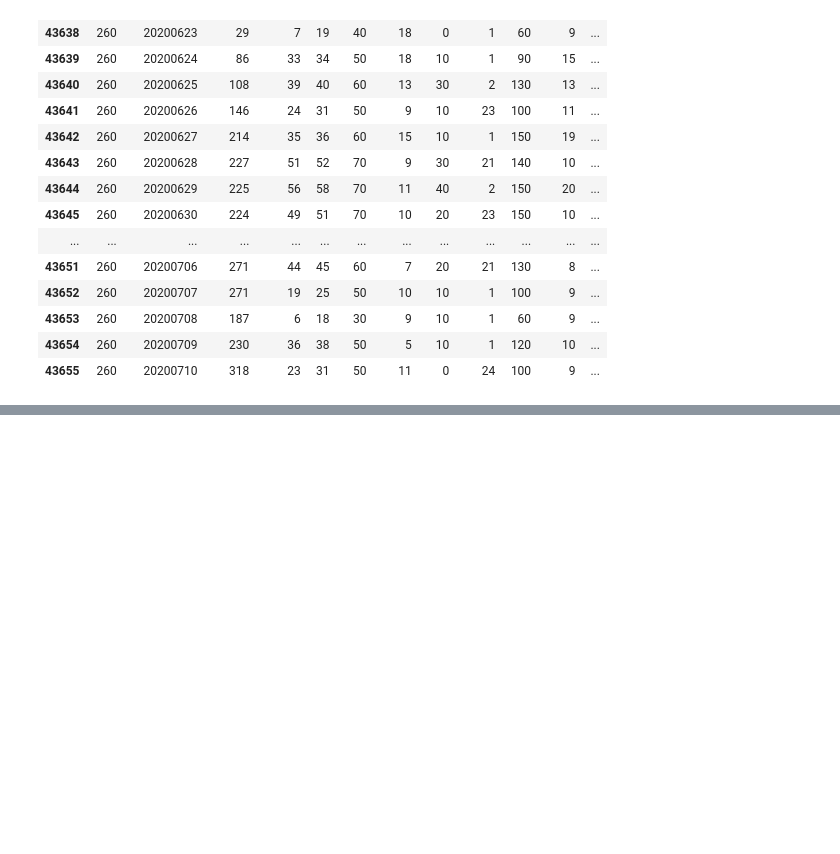
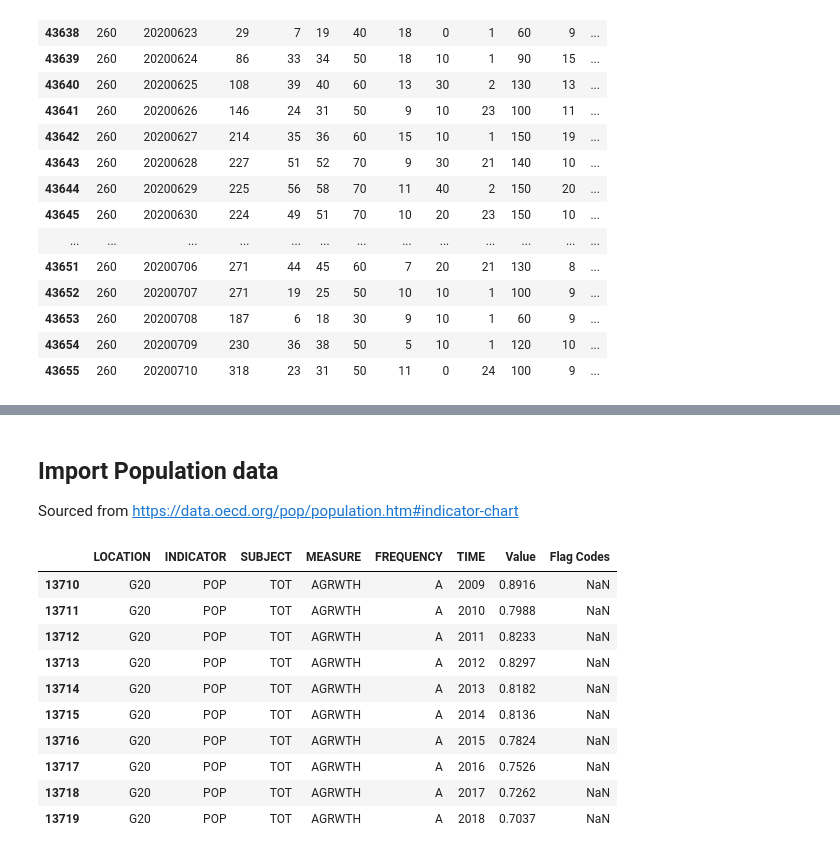
Before and after one commit to dsirtioglu/python, a Jupyter notebook: RR_NL_Energy_Prediction.ipynb, the cells around one changed output, grey strips where cells are left out. Drawn from its saved outputs; the diff is of its cells as text; code cells hidden in the pictures; blank space fills up the shorter version.

```diff
--- a/RR_NL_Energy_Prediction.ipynb
+++ b/RR_NL_Energy_Prediction.ipynb
@@ -375,22 +258,38 @@ y = GDP_NL.Value
 plt.scatter(x, y)
 plt.gcf().set_size_inches((20, 20))
 plt.show
+# %% [markdown]
+## Import Population data
+
+Sourced from https://data.oecd.org/pop/population.htm#indicator-chart
 # %%
-#Input variable: Population (source: https://data.oecd.org/pop/population.htm#indicator-chart)
+#Input variable: Population
 #Population, all countries
 
 url = 'https://raw.githubusercontent.com/dsirtioglu/python/main/World%20Population.csv'
 
 POP = pd.read_csv(url)
-POP.tail(20)
+POP.tail(10)
 
 ##Filters to be applied:
 
 # LOCATION = NLD
 # INDICATOR = 'POP'
 # SUBJECT = 'TOT'
 # MEASURE = 'MLN_PER' indicates million persons; 'AGRWTH' annual growth rate
 # FREQUENCY = 'A' -- Only annual data available
+# %% [output]
+|  | LOCATION | INDICATOR | SUBJECT | MEASURE | FREQUENCY | TIME | Value | Flag Codes |
+| 13710 | G20 | POP | TOT | AGRWTH | A | 2009 | 0.8916 | NaN |
+| 13711 | G20 | POP | TOT | AGRWTH | A | 2010 | 0.7988 | NaN |
+| 13712 | G20 | POP | TOT | AGRWTH | A | 2011 | 0.8233 | NaN |
+| 13713 | G20 | POP | TOT | AGRWTH | A | 2012 | 0.8297 | NaN |
+| 13714 | G20 | POP | TOT | AGRWTH | A | 2013 | 0.8182 | NaN |
+| 13715 | G20 | POP | TOT | AGRWTH | A | 2014 | 0.8136 | NaN |
+| 13716 | G20 | POP | TOT | AGRWTH | A | 2015 | 0.7824 | NaN |
+| 13717 | G20 | POP | TOT | AGRWTH | A | 2016 | 0.7526 | NaN |
+| 13718 | G20 | POP | TOT | AGRWTH | A | 2017 | 0.7262 | NaN |
+| 13719 | G20 | POP | TOT | AGRWTH | A | 2018 | 0.7037 | NaN |
 # %%
 #Apply relevant filters
 
```
Also changed, not shown: parts of 43 cells of this notebook.
